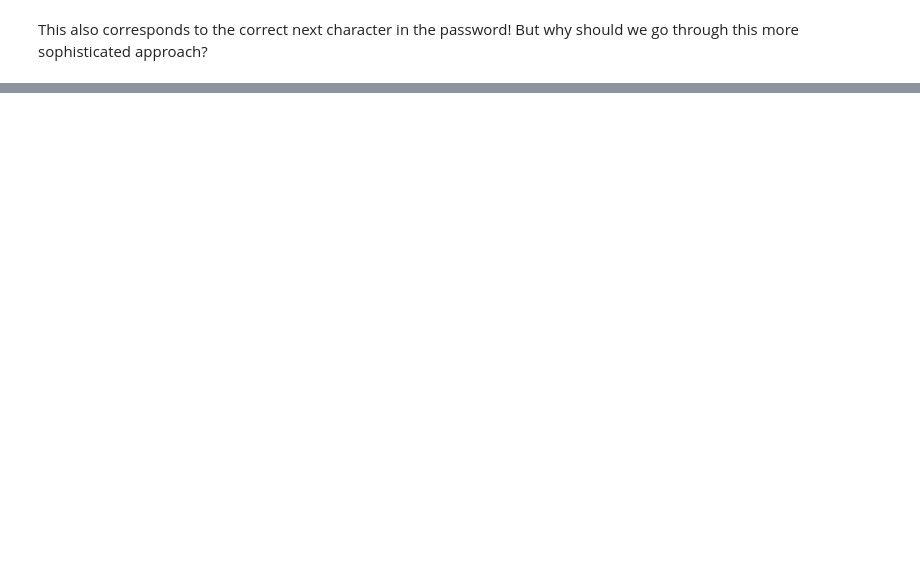
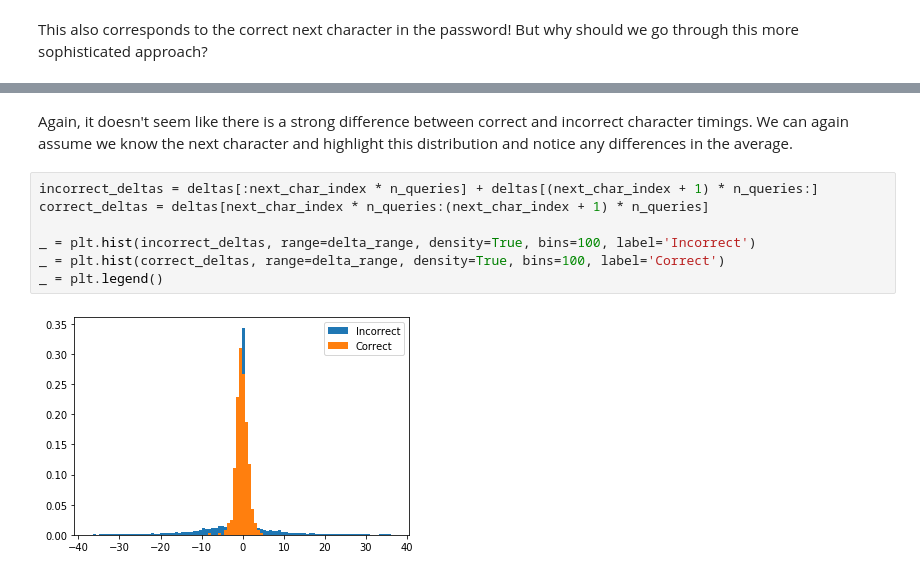
Before and after one commit to RobertDurfee/GMMTimingAttack, a Jupyter notebook: GMMTimingAttack.ipynb, the cells around one changed output, grey strips where cells are left out. Saved outputs shown, nothing was run; the diff lists cells and outputs as text; blank space fills up the shorter version.

```diff
--- a/GMMTimingAttack.ipynb
+++ b/GMMTimingAttack.ipynb
@@ -245,0 +323,11 @@ This also corresponds to the correct next character in the password! But why sho
+# %% [markdown]
+Again, it doesn't seem like there is a strong difference between correct and incorrect character timings. We can again assume we know the next character and highlight this distribution and notice any differences in the average.
+# %%
+incorrect_deltas = deltas[:next_char_index * n_queries] + deltas[(next_char_index + 1) * n_queries:]
+correct_deltas = deltas[next_char_index * n_queries:(next_char_index + 1) * n_queries]
+
+_ = plt.hist(incorrect_deltas, range=delta_range, density=True, bins=100, label='Incorrect')
+_ = plt.hist(correct_deltas, range=delta_range, density=True, bins=100, label='Correct')
+_ = plt.legend()
+# %% [output]
+[figure, added]
```
Also changed, not shown: parts of 45 cells of this notebook.
